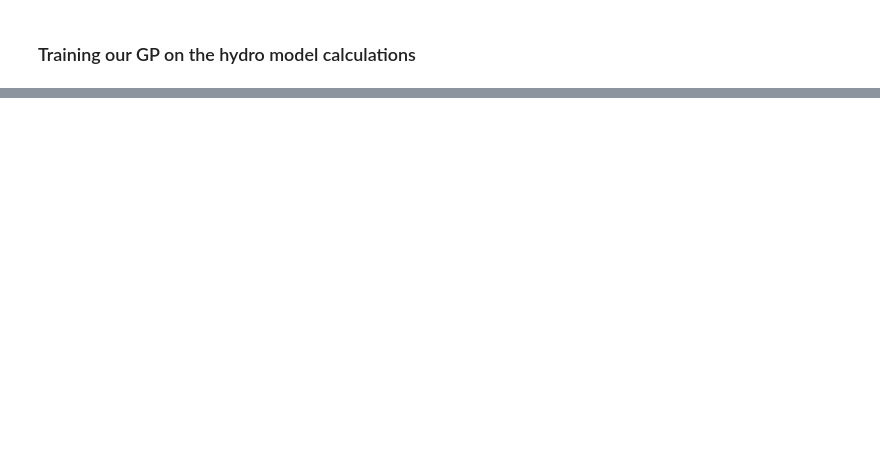
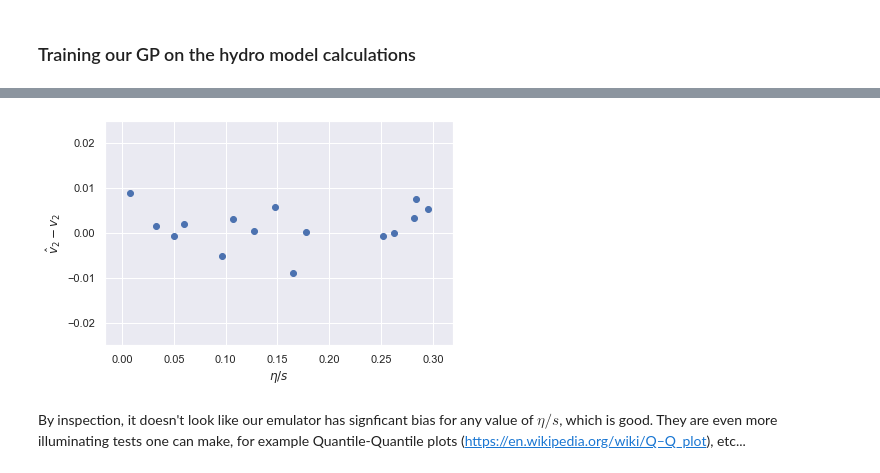
Before and after one commit to derekeverett/simple_bayes_with_GP, a Jupyter notebook: Infer_Shear_Viscosity_from_Flow.ipynb, the cells around one changed output, grey strips where cells are left out. Drawn from its saved outputs; the diff is of its cells as text; code cells hidden in the pictures; blank space fills up the shorter version.

```diff
--- a/Infer_Shear_Viscosity_from_Flow.ipynb
+++ b/Infer_Shear_Viscosity_from_Flow.ipynb
@@ -132,0 +185,12 @@ plt.show()
+# %%
+model_y_test = model_y_test.reshape(n_test_pts)
+res = y_pred_test - model_y_test
+plt.scatter(model_X_test, res)
+plt.xlabel(r'$\eta/s$')
+plt.ylabel(r'$\hat{v}_2 - v_2$')
+plt.tight_layout(True)
+plt.show()
+# %% [output]
+[figure, added]
+# %% [markdown]
+By inspection, it doesn't look like our emulator has signficant bias for any value of $\eta/s$, which is good. They are even more illuminating tests one can make, for example Quantile-Quantile plots (https://en.wikipedia.org/wiki/Q–Q_plot), etc...
```
Also changed, not shown: parts of 25 cells of this notebook, 1 other file.
